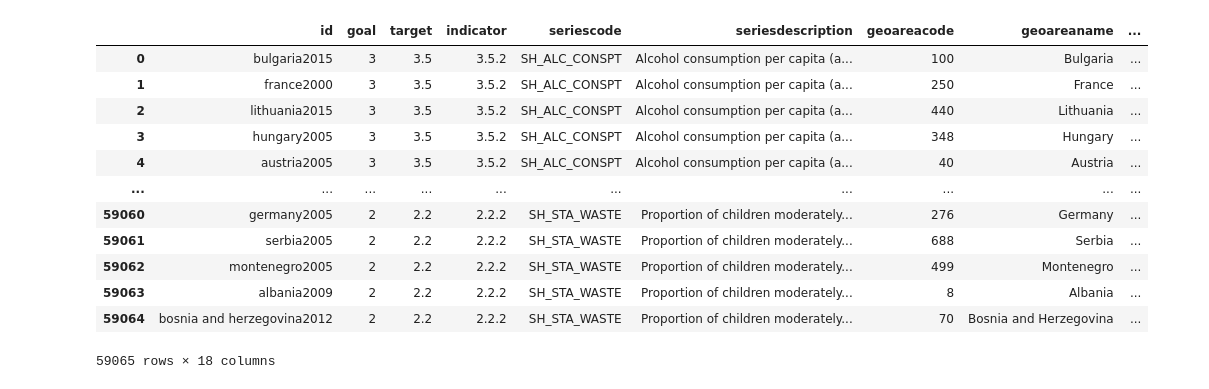
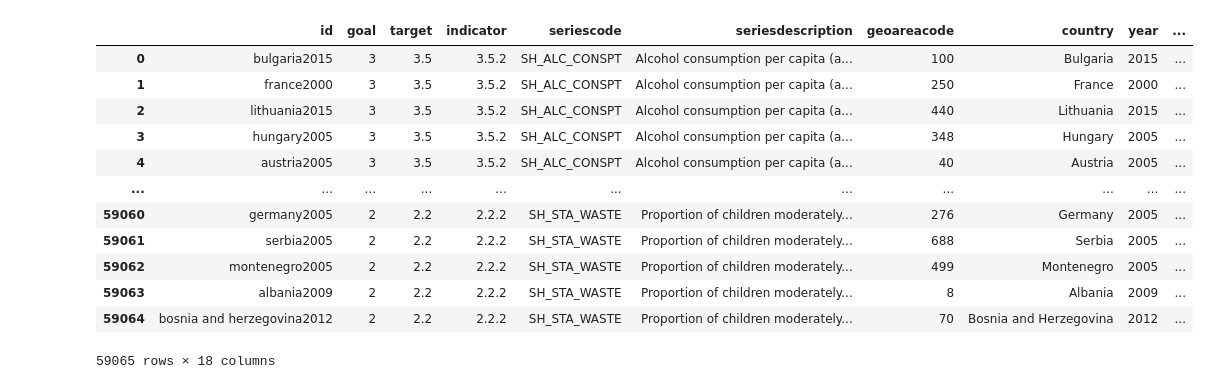
Before and after one commit to krantagat/food_waste_project, a Jupyter notebook: py_notebook/df_wastestat.ipynb, the cells around one changed output. Drawn from its saved outputs; the diff is of its cells as text; code cells hidden in the pictures.

Commit message:
after_xiaobo_comment_rename_all_column

```diff
--- a/py_notebook/df_wastestat.ipynb
+++ b/py_notebook/df_wastestat.ipynb
@@ -67,5 +67,43 @@ eu_country = ['Albania',
 'Sweden',
 'Switzerland',
 'TÃ¼rkiye',
-'United Kingdom of Great Britain and Northern Ireland','Netherlands Antilles [former]','Kosovo']
+'United Kingdom of Great Britain and Northern Ireland','Netherlands Antilles [former]','Kosovo',
+'Belgium',
+'Bulgaria',
+'Czechia',
+'Denmark',
+'Germany',
+'Estonia',
+'Ireland',
+'Greece',
+'Spain',
+'France',
+'Croatia',
+'Italy',
+'Cyprus',
+'Latvia',
+'Lithuania',
+'Luxembourg',
+'Hungary',
+'Malta',
+'Netherlands',
+'Austria',
+'Poland',
+'Portugal',
+'Romania',
+'Slovenia',
+'Slovakia',
+'Finland',
+'Sweden',
+'Iceland',
+'Norway',
+'Switzerland',
+'United Kingdom',
+'Bosnia and Herzegovina',
+'Montenegro',
+'North Macedonia',
+'Albania',
+'Serbia',
+'TÃ¼rkiye',
+'Kosovo*']
 # %%
@@ -346,40 +384,43 @@ df_composition
 # %%
+
 df_bq_keywords_eu = df_bq_keywords[df_bq_keywords['geoareaname'].isin(eu_country)].reset_index(drop=True)
 
 #DROP EMPTY COLUMN
 df_bq_keywords_eu = df_bq_keywords_eu.drop(columns=['cities','education_level','freq','hazard_type','ihr_capacity','level_status','location','migratory_status','mode_of_transportation',
 'name_of_international_institution','name_of_non_communicable_disease','sex','tariff_regime_status','type_of_mobile_technology','type_of_occupation','type_of_skill','type_of_speed'])
 
 df_bq_keywords_eu['geoareaname'] = df_bq_keywords_eu['geoareaname'].replace("United Kingdom of Great Britain and Northern Ireland", "United Kingdom")
 
 
 df_bq_keywords_eu['id'] = df_bq_keywords_eu.apply(lambda row: f'{row["geoareaname"].lower()}{row["timeperiod"]}', axis=1)
 # Assuming 'df_bq_keywords_eu' is your DataFrame and 'column_to_move' is the name of the column you want to move to the first position
 column_to_move = 'id'   # Adjust this to the actual name of the column you want to move
 
 # Extract the column you want to move
 moved_column = df_bq_keywords_eu[column_to_move]
 
 # Drop the column from its original position
 df_bq_keywords_eu = df_bq_keywords_eu.drop(columns=[column_to_move])
 
 # Insert the column at the first position
 df_bq_keywords_eu.insert(0, column_to_move, moved_column)
+df_bq_keywords_eu = df_bq_keywords_eu.rename(columns={'geoareaname':'country'})
+df_bq_keywords_eu = df_bq_keywords_eu.rename(columns={'timeperiod':'year'})
 
 #claned
 df_bq_keywords_eu
 # %% [output]
-|  | id | goal | target | indicator | seriescode | seriesdescription | geoareacode | geoareaname | ... |
-| 0 | bulgaria2015 | 3 | 3.5 | 3.5.2 | SH_ALC_CONSPT | Alcohol consumption per capita (a... | 100 | Bulgaria | ... |
-| 1 | france2000 | 3 | 3.5 | 3.5.2 | SH_ALC_CONSPT | Alcohol consumption per capita (a... | 250 | France | ... |
-| 2 | lithuania2015 | 3 | 3.5 | 3.5.2 | SH_ALC_CONSPT | Alcohol consumption per capita (a... | 440 | Lithuania | ... |
-| 3 | hungary2005 | 3 | 3.5 | 3.5.2 | SH_ALC_CONSPT | Alcohol consumption per capita (a... | 348 | Hungary | ... |
-| 4 | austria2005 | 3 | 3.5 | 3.5.2 | SH_ALC_CONSPT | Alcohol consumption per capita (a... | 40 | Austria | ... |
-| ... | ... | ... | ... | ... | ... | ... | ... | ... | ... |
-| 59060 | germany2005 | 2 | 2.2 | 2.2.2 | SH_STA_WASTE | Proportion of children moderately... | 276 | Germany | ... |
-| 59061 | serbia2005 | 2 | 2.2 | 2.2.2 | SH_STA_WASTE | Proportion of children moderately... | 688 | Serbia | ... |
-| 59062 | montenegro2005 | 2 | 2.2 | 2.2.2 | SH_STA_WASTE | Proportion of children moderately... | 499 | Montenegro | ... |
-| 59063 | albania2009 | 2 | 2.2 | 2.2.2 | SH_STA_WASTE | Proportion of children moderately... | 8 | Albania | ... |
-| 59064 | bosnia and herzegovina2012 | 2 | 2.2 | 2.2.2 | SH_STA_WASTE | Proportion of children moderately... | 70 | Bosnia and Herzegovina | ... |
+|  | id | goal | target | indicator | seriescode | seriesdescription | geoareacode | country | year | ... |
+| 0 | bulgaria2015 | 3 | 3.5 | 3.5.2 | SH_ALC_CONSPT | Alcohol consumption per capita (a... | 100 | Bulgaria | 2015 | ... |
+| 1 | france2000 | 3 | 3.5 | 3.5.2 | SH_ALC_CONSPT | Alcohol consumption per capita (a... | 250 | France | 2000 | ... |
+| 2 | lithuania2015 | 3 | 3.5 | 3.5.2 | SH_ALC_CONSPT | Alcohol consumption per capita (a... | 440 | Lithuania | 2015 | ... |
+| 3 | hungary2005 | 3 | 3.5 | 3.5.2 | SH_ALC_CONSPT | Alcohol consumption per capita (a... | 348 | Hungary | 2005 | ... |
+| 4 | austria2005 | 3 | 3.5 | 3.5.2 | SH_ALC_CONSPT | Alcohol consumption per capita (a... | 40 | Austria | 2005 | ... |
+| ... | ... | ... | ... | ... | ... | ... | ... | ... | ... | ... |
+| 59060 | germany2005 | 2 | 2.2 | 2.2.2 | SH_STA_WASTE | Proportion of children moderately... | 276 | Germany | 2005 | ... |
+| 59061 | serbia2005 | 2 | 2.2 | 2.2.2 | SH_STA_WASTE | Proportion of children moderately... | 688 | Serbia | 2005 | ... |
+| 59062 | montenegro2005 | 2 | 2.2 | 2.2.2 | SH_STA_WASTE | Proportion of children moderately... | 499 | Montenegro | 2005 | ... |
+| 59063 | albania2009 | 2 | 2.2 | 2.2.2 | SH_STA_WASTE | Proportion of children moderately... | 8 | Albania | 2009 | ... |
+| 59064 | bosnia and herzegovina2012 | 2 | 2.2 | 2.2.2 | SH_STA_WASTE | Proportion of children moderately... | 70 | Bosnia and Herzegovina | 2012 | ... |
 59065 rows × 18 columns
 # %%
```
Also changed, not shown: parts of 13 cells of this notebook, 12 other files.
